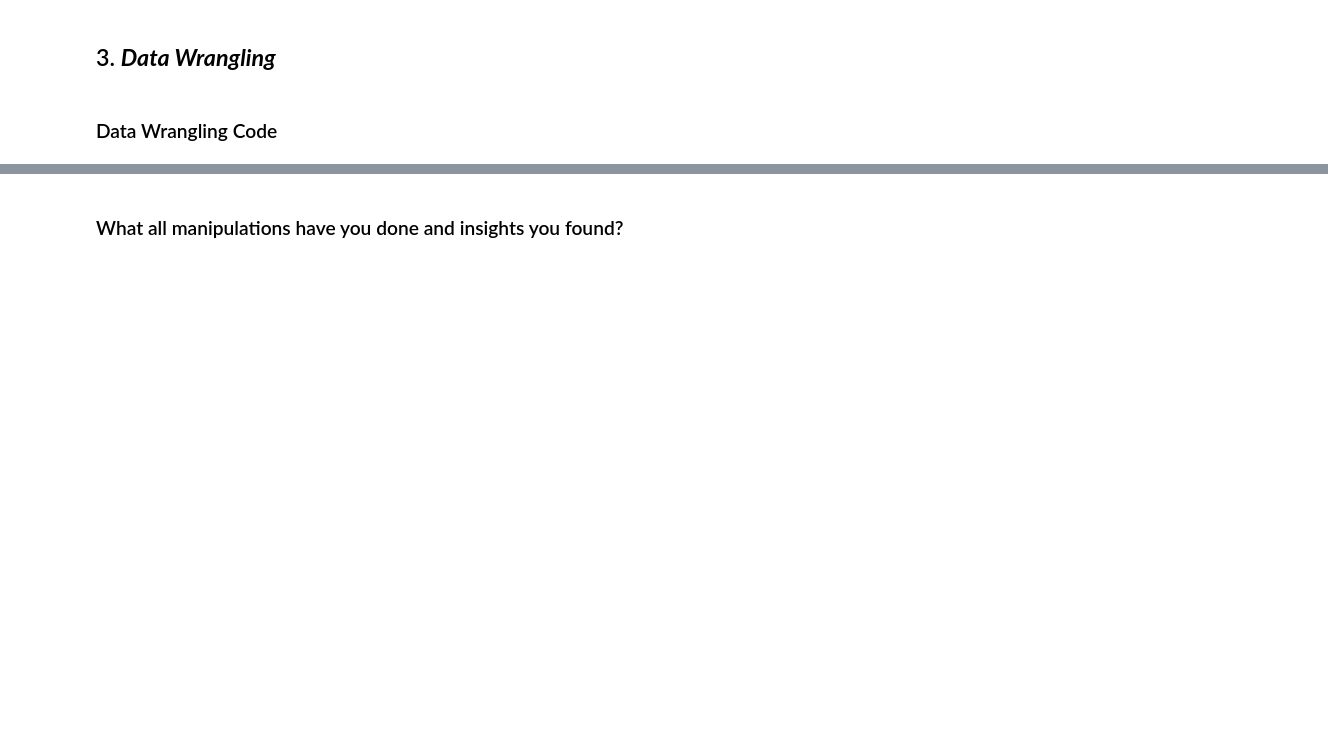
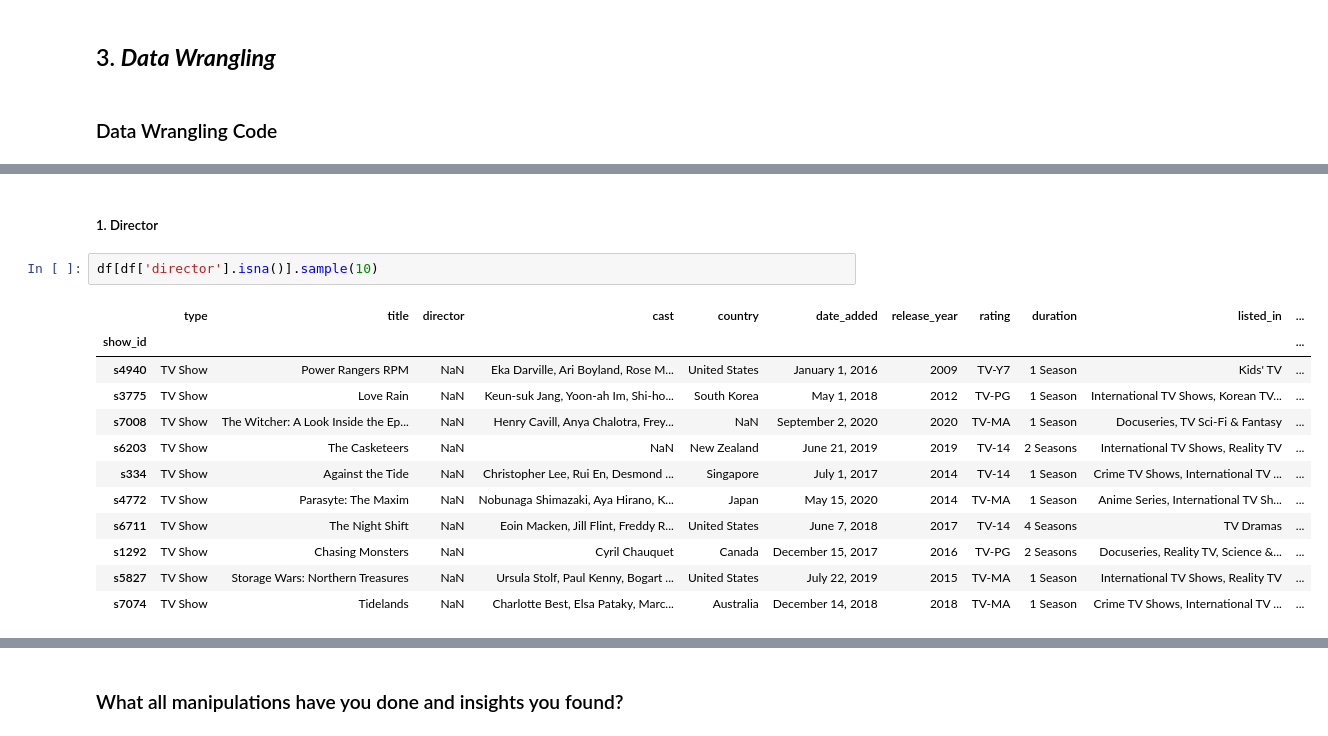
Before and after one commit to Shahrukh2016/Netflix_Movies_and_TV_Shows_Clustering, a Jupyter notebook: IndividualColab_NetflixMoviesAndTvShowsClustering.ipynb, the cells around one changed output, grey strips where cells are left out. Saved outputs shown, nothing was run; the diff lists cells and outputs as text; blank space fills up the shorter version.

```diff
--- a/IndividualColab_NetflixMoviesAndTvShowsClustering.ipynb
+++ b/IndividualColab_NetflixMoviesAndTvShowsClustering.ipynb
@@ -297,0 +319,17 @@ df.head()
+# %% [markdown]
+##### 1. Director
+# %%
+df[df['director'].isna()].sample(10)
+# %% [output]
+|  | type | title | director | cast | country | date_added | release_year | rating | duration | listed_in | ... |
+| show_id |  |  |  |  |  |  |  |  |  |  | ... |
+| s4940 | TV Show | Power Rangers RPM | NaN | Eka Darville, Ari Boyland, Rose M... | United States | January 1, 2016 | 2009 | TV-Y7 | 1 Season | Kids' TV | ... |
+| s3775 | TV Show | Love Rain | NaN | Keun-suk Jang, Yoon-ah Im, Shi-ho... | South Korea | May 1, 2018 | 2012 | TV-PG | 1 Season | International TV Shows, Korean TV... | ... |
+| s7008 | TV Show | The Witcher: A Look Inside the Ep... | NaN | Henry Cavill, Anya Chalotra, Frey... | NaN | September 2, 2020 | 2020 | TV-MA | 1 Season | Docuseries, TV Sci-Fi & Fantasy | ... |
+| s6203 | TV Show | The Casketeers | NaN | NaN | New Zealand | June 21, 2019 | 2019 | TV-14 | 2 Seasons | International TV Shows, Reality TV | ... |
+| s334 | TV Show | Against the Tide | NaN | Christopher Lee, Rui En, Desmond ... | Singapore | July 1, 2017 | 2014 | TV-14 | 1 Season | Crime TV Shows, International TV ... | ... |
+| s4772 | TV Show | Parasyte: The Maxim | NaN | Nobunaga Shimazaki, Aya Hirano, K... | Japan | May 15, 2020 | 2014 | TV-MA | 1 Season | Anime Series, International TV Sh... | ... |
+| s6711 | TV Show | The Night Shift | NaN | Eoin Macken, Jill Flint, Freddy R... | United States | June 7, 2018 | 2017 | TV-14 | 4 Seasons | TV Dramas | ... |
+| s1292 | TV Show | Chasing Monsters | NaN | Cyril Chauquet | Canada | December 15, 2017 | 2016 | TV-PG | 2 Seasons | Docuseries, Reality TV, Science &... | ... |
+| s5827 | TV Show | Storage Wars: Northern Treasures | NaN | Ursula Stolf, Paul Kenny, Bogart ... | United States | July 22, 2019 | 2015 | TV-MA | 1 Season | International TV Shows, Reality TV | ... |
+| s7074 | TV Show | Tidelands | NaN | Charlotte Best, Elsa Pataky, Marc... | Australia | December 14, 2018 | 2018 | TV-MA | 1 Season | Crime TV Shows, International TV ... | ... |
```
Also changed, not shown: parts of 17 cells of this notebook.
